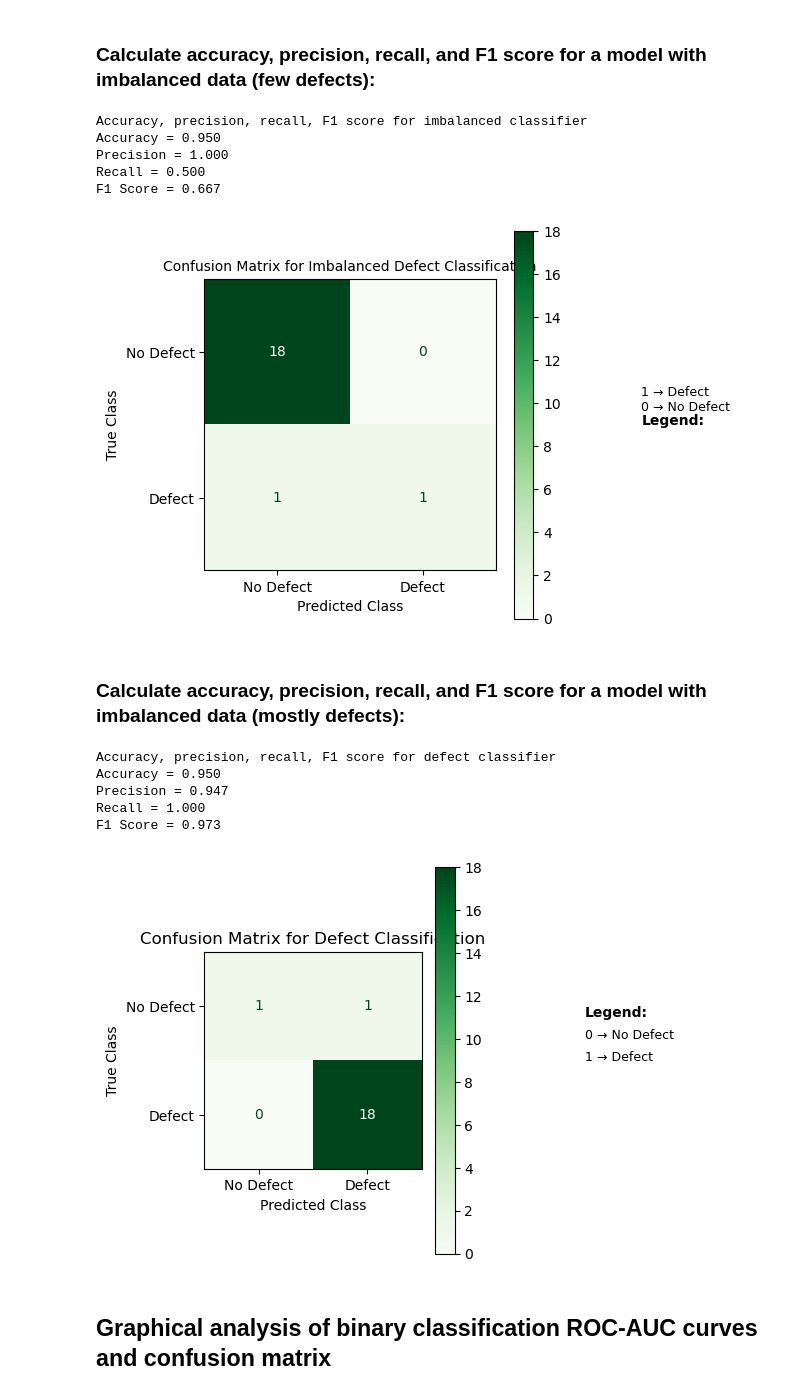
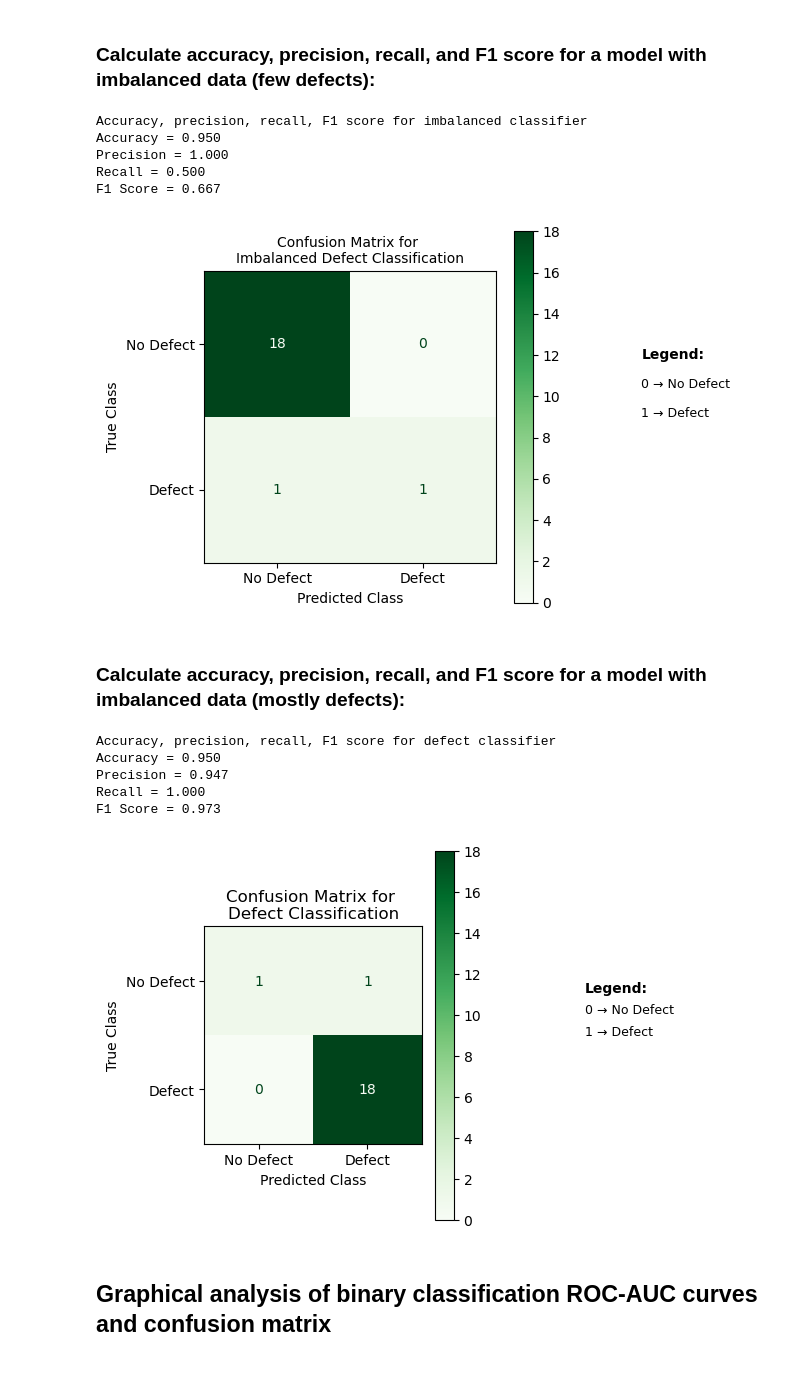
Before and after one commit to PacktPublishing/XGBoost-for-Regression-Predictive-Modeling-and-Time-Series-Analysis, a Jupyter notebook: ch11/metricsformodeleval.ipynb, the cells around one changed output. Saved outputs shown, nothing was run; the diff lists cells and outputs as text; code cells hidden in the pictures.

Commit message:
revised confusion matrix titles

```diff
--- a/ch11/metricsformodeleval.ipynb
+++ b/ch11/metricsformodeleval.ipynb
@@ -131,14 +131,14 @@ disp = ConfusionMatrixDisplay(confusion_matrix=cm, display_labels=["No Defect",
 
 # Plot the confusion matrix using the 'Greens' colormap
 disp.plot(cmap=plt.cm.Greens)
-plt.title("Confusion Matrix for Imbalanced Defect Classification", fontsize=10)
+plt.title("Confusion Matrix for \nImbalanced Defect Classification", fontsize=10)
 plt.xlabel("Predicted Class")
 plt.ylabel("True Class")
 
 # Add custom text legend to show the 0 → No Defect and 1 → Defect mapping
-plt.text(2.5, 0.5, "Legend:", fontsize=10, weight='bold', color='black')
-plt.text(2.5, 0.4, "0 → No Defect", fontsize=9, color='black')
-plt.text(2.5, 0.3, "1 → Defect", fontsize=9, color='black')
+plt.text(2.5, 0.1, "Legend:", fontsize=10, weight='bold', color='black')
+plt.text(2.5, 0.3, "0 → No Defect", fontsize=9, color='black')
+plt.text(2.5, 0.5, "1 → Defect", fontsize=9, color='black')
 
 # Show the plot
 plt.tight_layout()
@@ -149,7 +149,7 @@ Accuracy = 0.950
 Precision = 1.000
 Recall = 0.500
 F1 Score = 0.667
-[figure, old version]
+[figure, new version]
 # %% [markdown]
 ### Calculate accuracy, precision, recall, and F1 score for a model with imbalanced data (mostly defects):
 # %%
@@ -171,35 +171,35 @@ print(f"Accuracy = {accuracy_defects:.3f}")
 print(f"Precision = {precision_defects:.3f}")
 print(f"Recall = {recall_defects:.3f}")
 print(f"F1 Score = {f1_defects:.3f}")
 
 # Generate the confusion matrix
 cm = confusion_matrix(y_true_defects, y_pred_defects)
 
 # Create the confusion matrix display
 disp = ConfusionMatrixDisplay(confusion_matrix=cm, display_labels=["No Defect", "Defect"])
 
 # Plot the confusion matrix using the 'Greens' colormap
 disp.plot(cmap=plt.cm.Greens)
-plt.title("Confusion Matrix for Defect Classification")
+plt.title("Confusion Matrix for \nDefect Classification")
 plt.xlabel("Predicted Class")
 plt.ylabel("True Class")
 
 
 # Add custom text legend to show the 0 → No Defect and 1 → Defect mapping
 plt.text(3, 0.1, "Legend:", fontsize=10, weight='bold', color='black')
 plt.text(3, 0.3, "0 → No Defect", fontsize=9, color='black')
 plt.text(3, 0.5, "1 → Defect", fontsize=9, color='black')
 
 # Show the plot
 plt.tight_layout()
 plt.show()
 # %% [output]
 Accuracy, precision, recall, F1 score for defect classifier
 Accuracy = 0.950
 Precision = 0.947
 Recall = 1.000
 F1 Score = 0.973
-[figure, old version]
+[figure, new version]
 # %% [markdown]
 ## Graphical analysis of binary classification ROC-AUC curves and confusion matrix
 # %% [markdown]
```
Also changed, not shown: parts of 2 cells of this notebook.
